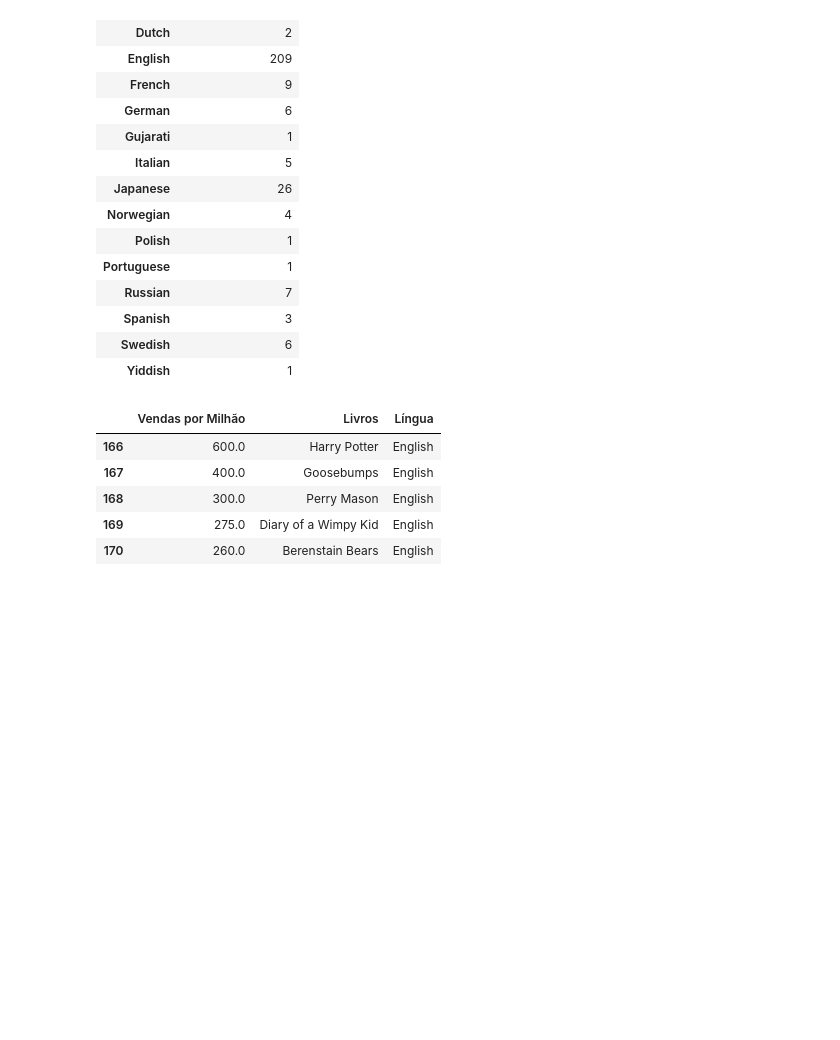
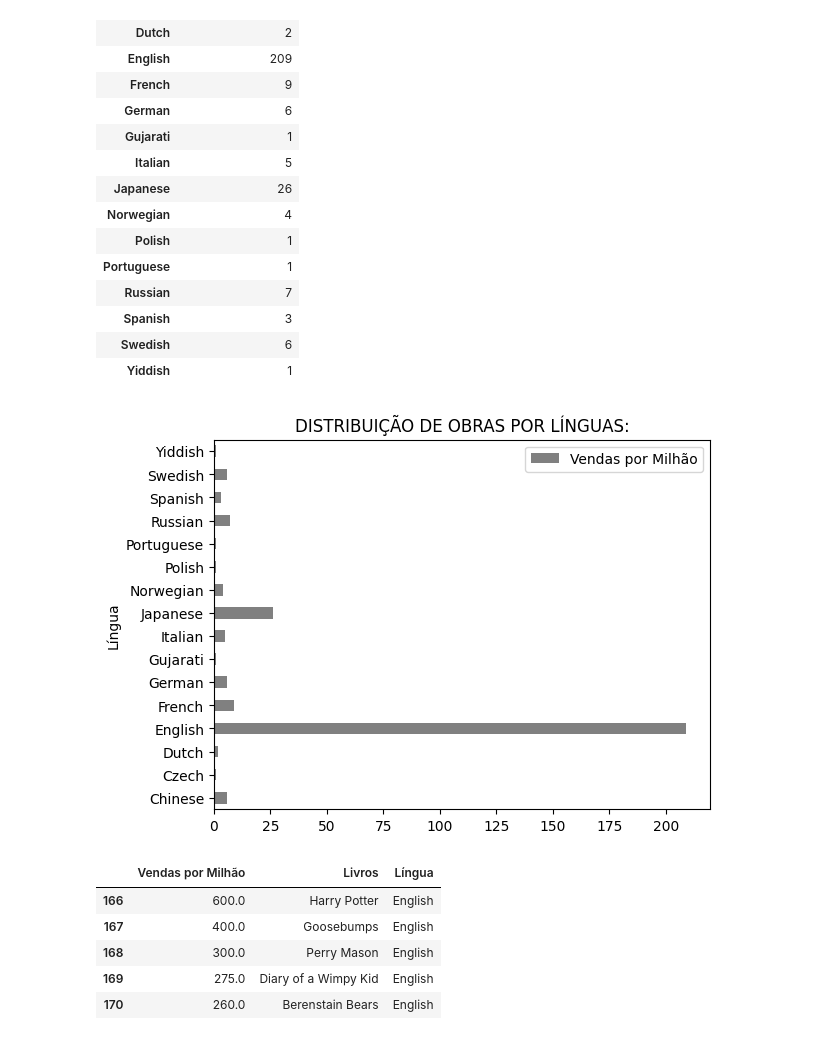
Before and after one commit to Jessesantoz/An-lise-dados-de-livros, a Jupyter notebook: Dados_sobre_Livros.ipynb, the cells around one changed output. Drawn from its saved outputs; the diff is of its cells as text; code cells hidden in the pictures; blank space fills up the shorter version.

```diff
--- a/Dados_sobre_Livros.ipynb
+++ b/Dados_sobre_Livros.ipynb
@@ -14,7 +14,7 @@ import pandas as pd
 import numpy as np
 import matplotlib.pyplot as plt
 # %%
-livros = pd.read_csv('/content/drive/MyDrive/Dados/books_data.csv')
+livros = pd.read_csv('/content/drive/MyDrive/Dados/Books/books_data.csv')
 livros.columns = ['Id', 'Livros', 'Autores', 'Língua', 'Ano', 'Vendas por Milhão']
 
 livros.tail()
@@ -248,6 +305,12 @@ linguasVendidas
 | Spanish | 3 |
 | Swedish | 6 |
 | Yiddish | 1 |
+# %%
+linguasVendidas.plot(kind='barh', color='gray')
+plt.title('DISTRIBUIÇÃO DE OBRAS POR LÍNGUAS:')
+plt.show()
+# %% [output]
+[figure, added]
 # %%
 vendasMaxLingua = livros.filter(items=['Vendas por Milhão', 'Livros', 'Língua']).where(livros['Vendas por Milhão'] >= 260.0)
 # %%
```
Also changed, not shown: parts of 18 cells of this notebook.
